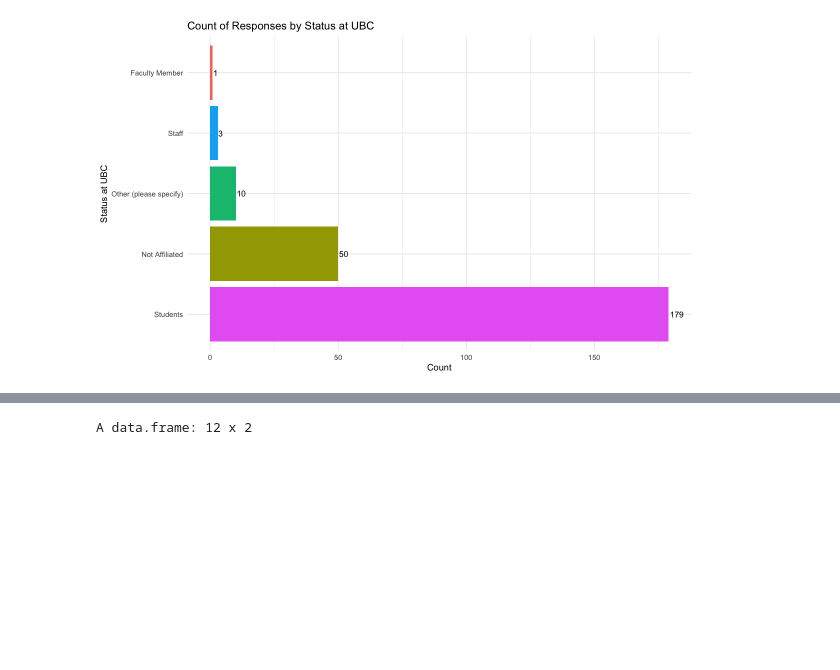
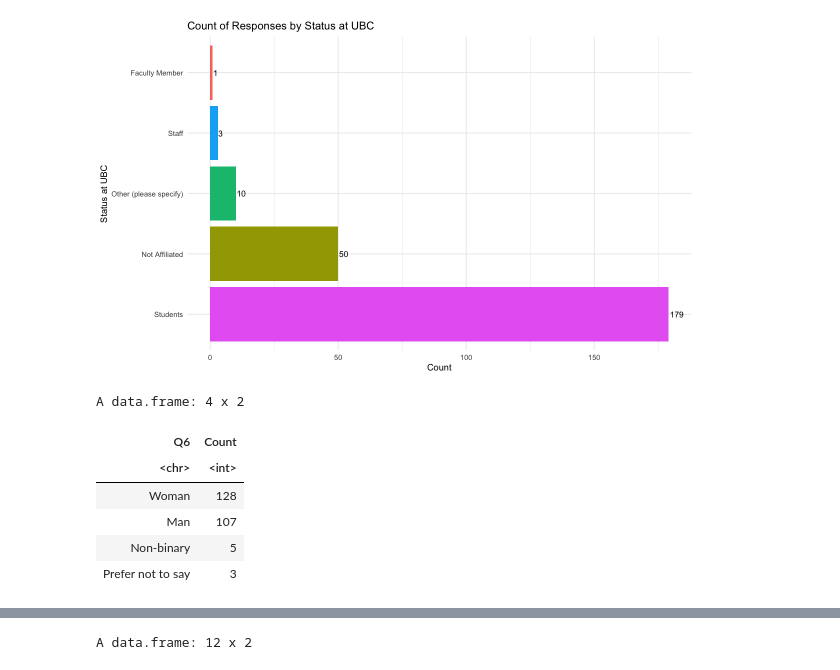
Before and after one commit to riddhibattu/PSYC421_Sustain-a-Cup-research, a Jupyter notebook: src/statistical_analysis.ipynb, the cells around one changed output, grey strips where cells are left out. Drawn from its saved outputs; the diff is of its cells as text; code cells hidden in the pictures; blank space fills up the shorter version.

```diff
--- a/src/statistical_analysis.ipynb
+++ b/src/statistical_analysis.ipynb
@@ -129,3 +131,17 @@ plot = ggplot(q5_counts, aes(x = reorder(Q5, -Count), y = Count, fill = Q5)) +
 plot + geom_text(aes(label = Count), position = position_dodge(width = 0.9), hjust = -0.1, size = 3.5)
 # %% [output]
 [figure]
+# %%
+q6_counts <- df_cleaned %>%
+  filter(Q6 != "", Q6 != "What is your gender identity? - Selected Choice") %>%
+  count(Q6, name = "Count") %>%
+  arrange(desc(Count))
+q6_counts
+# %% [output]
+A data.frame: 4 x 2
+| Q6 | Count |
+| <chr> | <int> |
+| Woman | 128 |
+| Man | 107 |
+| Non-binary | 5 |
+| Prefer not to say | 3 |
```
Also changed, not shown: parts of 6 cells of this notebook.
